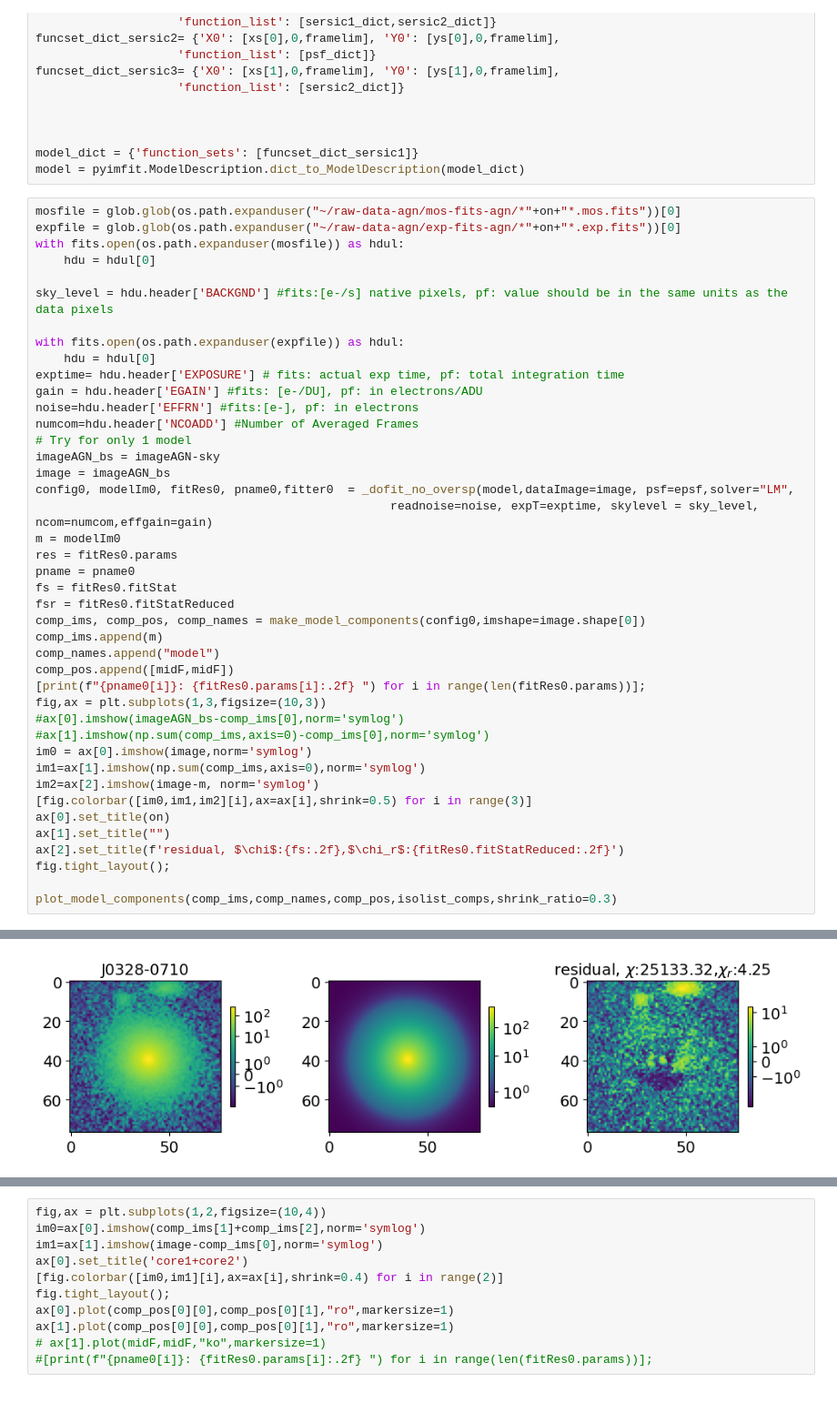
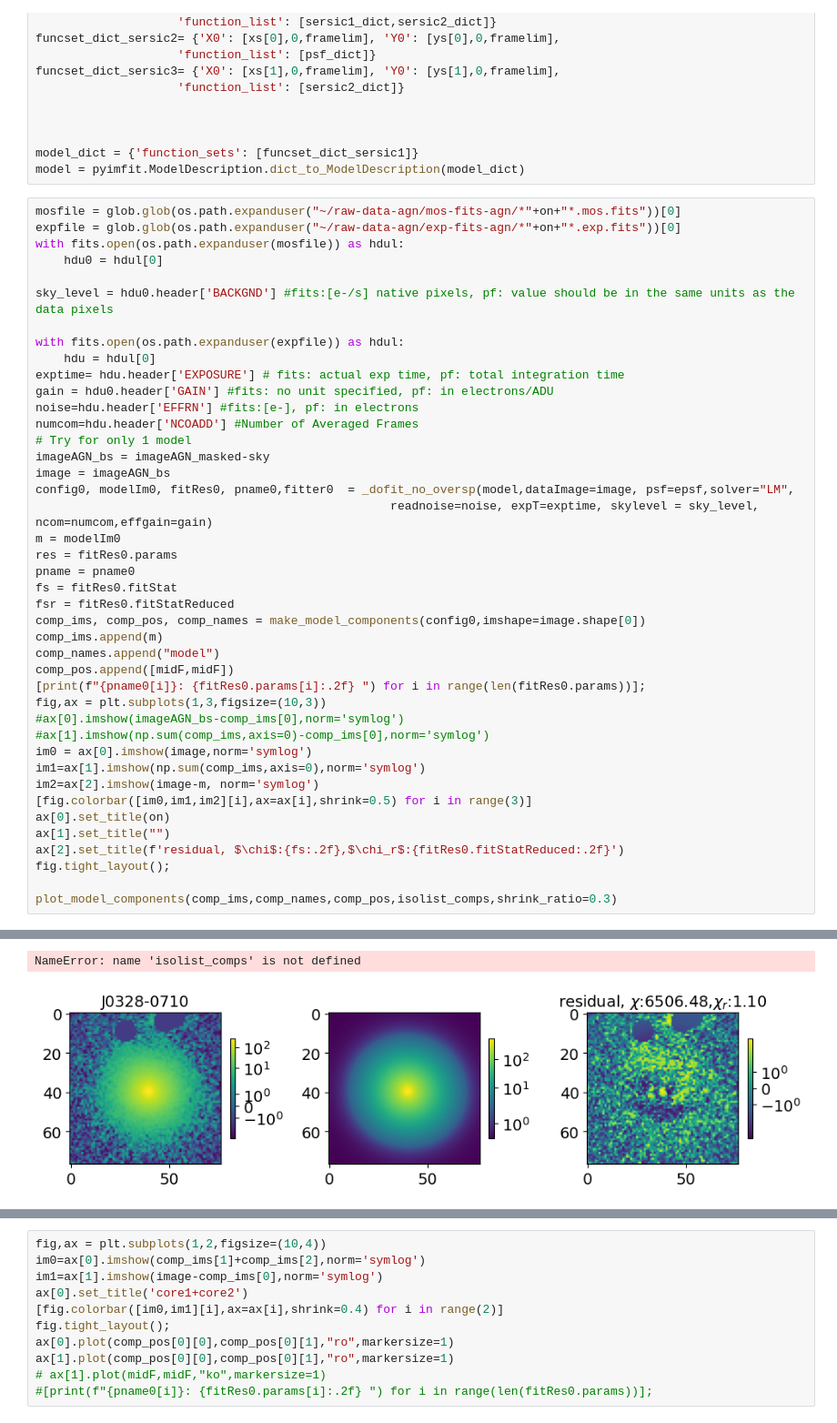
Before and after one commit to insepien/dualAGN, a Jupyter notebook: scrap_notebooks/checkFit.ipynb, the cells around one changed output, grey strips where cells are left out. Shown at 91% size. Saved outputs shown, nothing was run; the diff lists cells and outputs as text.

Commit message:
change effective gain to gain in checkFit, got better chi_r

```diff
--- a/scrap_notebooks/checkFit.ipynb
+++ b/scrap_notebooks/checkFit.ipynb
@@ -665,18 +665,18 @@ model = pyimfit.ModelDescription.dict_to_ModelDescription(model_dict)
 mosfile = glob.glob(os.path.expanduser("~/raw-data-agn/mos-fits-agn/*"+on+"*.mos.fits"))[0]
 expfile = glob.glob(os.path.expanduser("~/raw-data-agn/exp-fits-agn/*"+on+"*.exp.fits"))[0]
 with fits.open(os.path.expanduser(mosfile)) as hdul:
-    hdu = hdul[0]
+    hdu0 = hdul[0]
 
-sky_level = hdu.header['BACKGND'] #fits:[e-/s] native pixels, pf: value should be in the same units as the data pixels
+sky_level = hdu0.header['BACKGND'] #fits:[e-/s] native pixels, pf: value should be in the same units as the data pixels
 
 with fits.open(os.path.expanduser(expfile)) as hdul:
     hdu = hdul[0]
 exptime= hdu.header['EXPOSURE'] # fits: actual exp time, pf: total integration time
-gain = hdu.header['EGAIN'] #fits: [e-/DU], pf: in electrons/ADU
+gain = hdu0.header['GAIN'] #fits: no unit specified, pf: in electrons/ADU
 noise=hdu.header['EFFRN'] #fits:[e-], pf: in electrons
 numcom=hdu.header['NCOADD'] #Number of Averaged Frames
 # Try for only 1 model
-imageAGN_bs = imageAGN-sky
+imageAGN_bs = imageAGN_masked-sky
 image = imageAGN_bs
 config0, modelIm0, fitRes0, pname0,fitter0  = _dofit_no_oversp(model,dataImage=image, psf=epsf,solver="LM",
                                                   readnoise=noise, expT=exptime, skylevel = sky_level, ncom=numcom,effgain=gain)
@@ -721 +721,2 @@ r_e_2: 3.98
+NameError: name 'isolist_comps' is not defined
-[figure, old version]
+[figure, new version]
```
Also changed, not shown: parts of 3 cells of this notebook.
